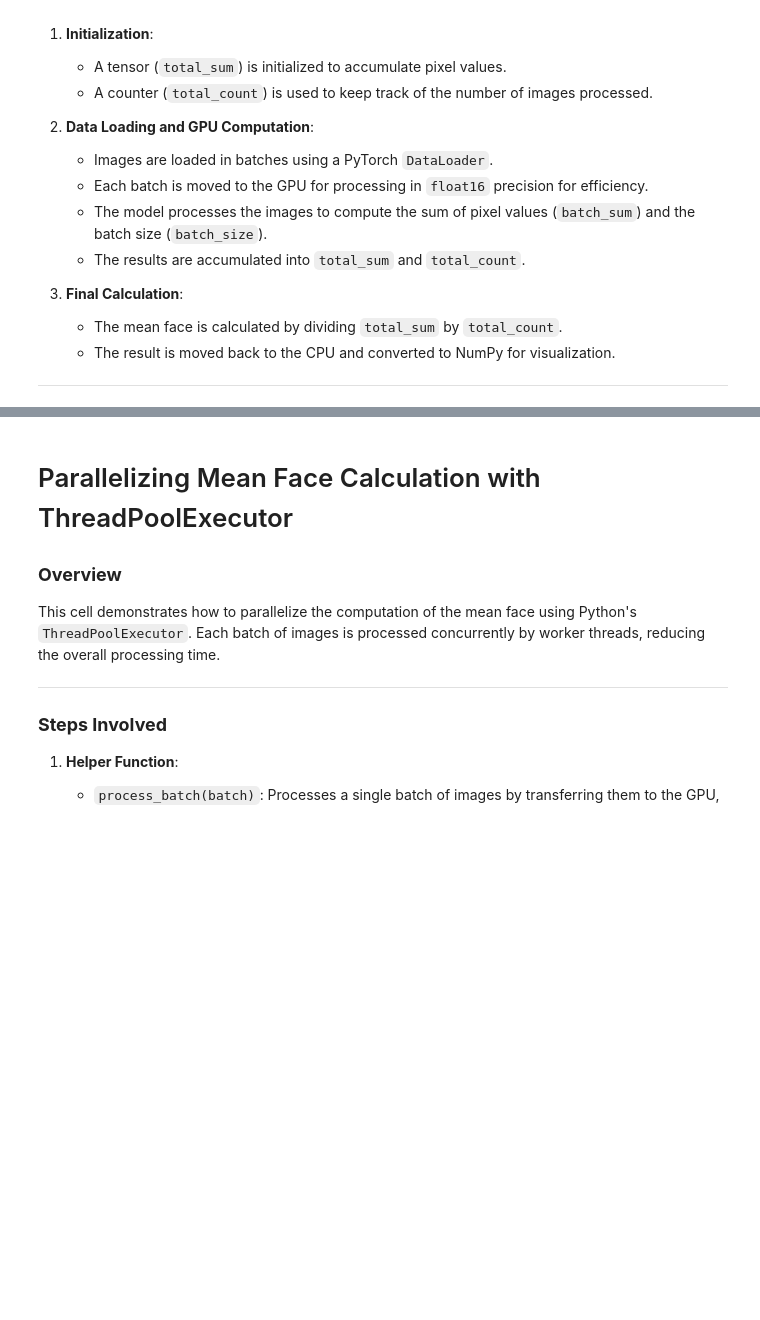
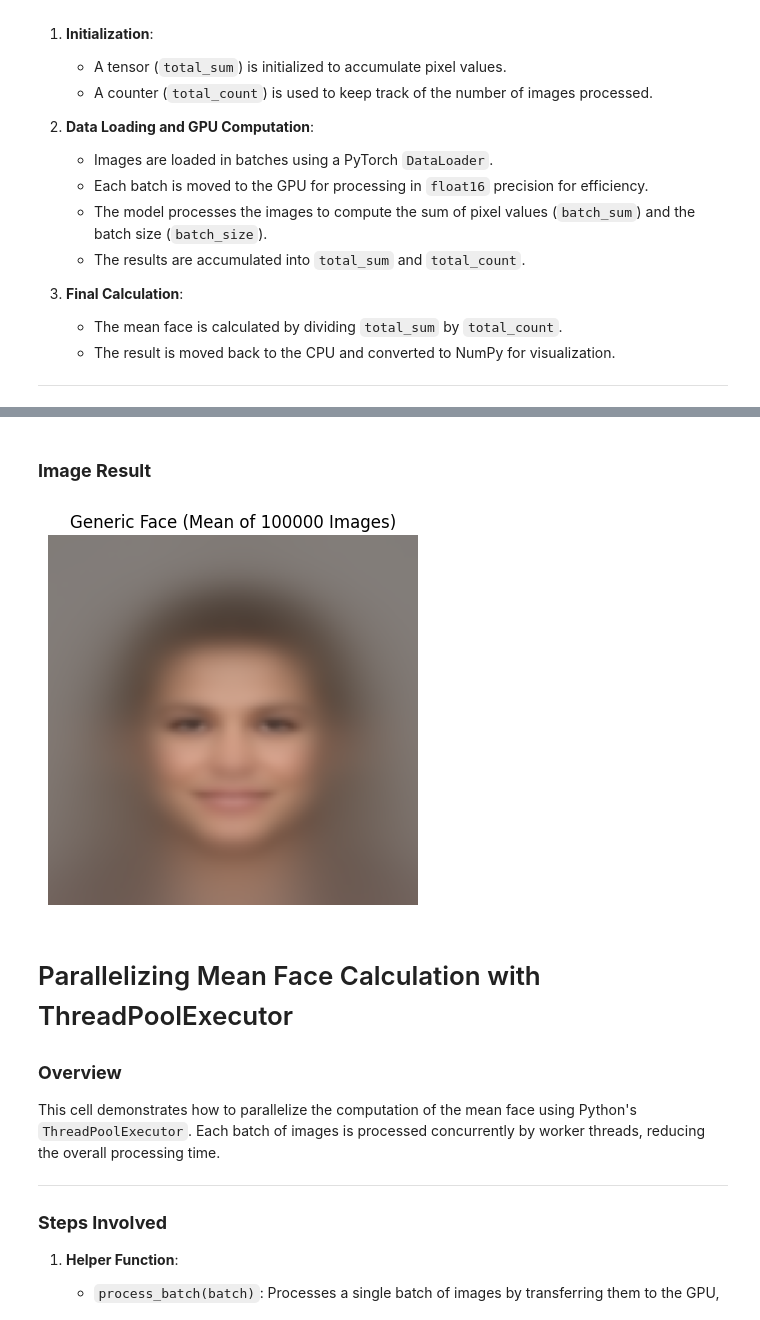
Before and after one commit to Lnguyen1996/CSE640Project, a Jupyter notebook: celeb_face.ipynb, the cells around one changed output, grey strips where cells are left out. Drawn from its saved outputs; the diff is of its cells as text; code cells hidden in the pictures; blank space fills up the shorter version.

```diff
--- a/celeb_face.ipynb
+++ b/celeb_face.ipynb
@@ -216,3 +243,13 @@ mean_face_np = mean_face.permute(1, 2, 0).cpu().numpy()
+# %% [markdown]
+### **Image Result**
+# %%
+# Plot the "average" face
+plt.imshow(mean_face_np)
+plt.axis('off')
+plt.title(f'Generic Face (Mean of {len(selectDataSet)} Images)')
+plt.show()
+# %% [output]
+[figure, added]
 # %% [markdown]
 # Parallelizing Mean Face Calculation with ThreadPoolExecutor
 
```
Also changed, not shown: parts of 12 cells of this notebook.
